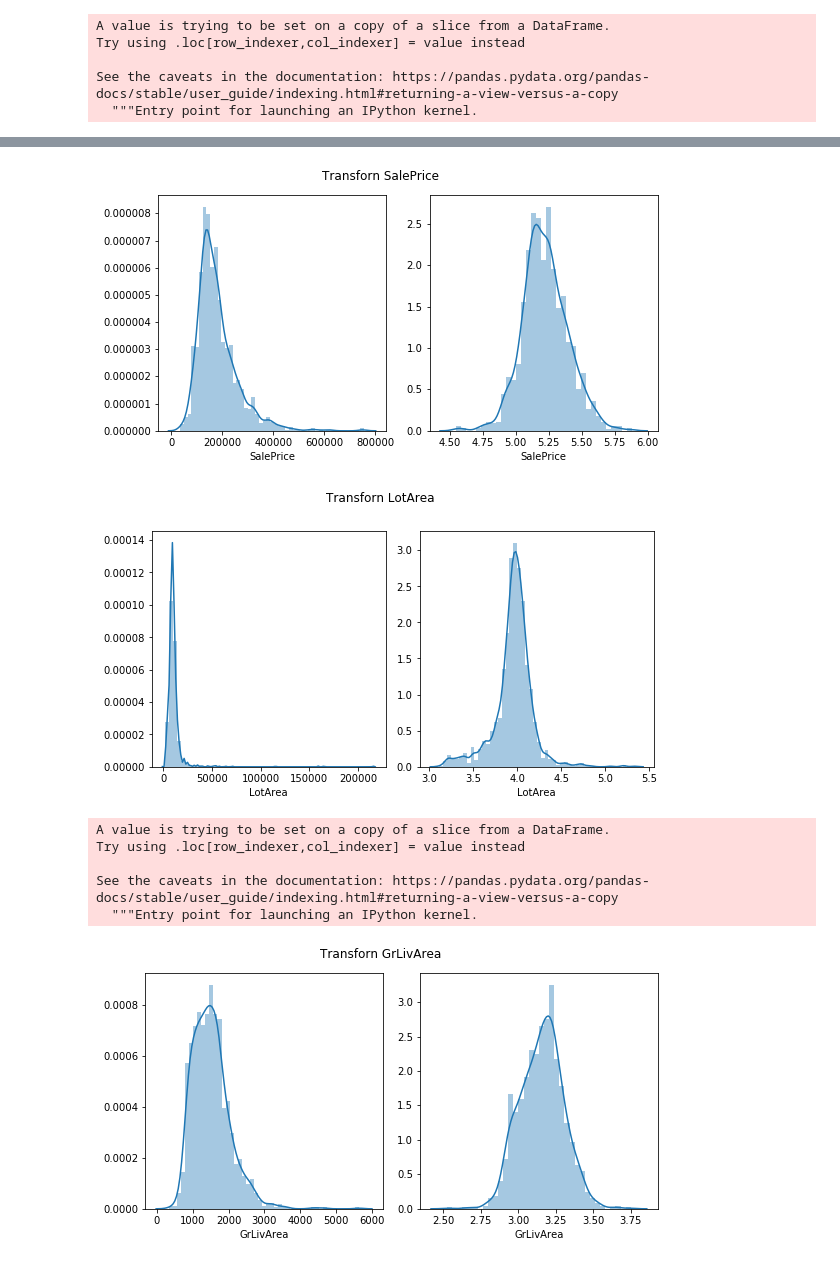
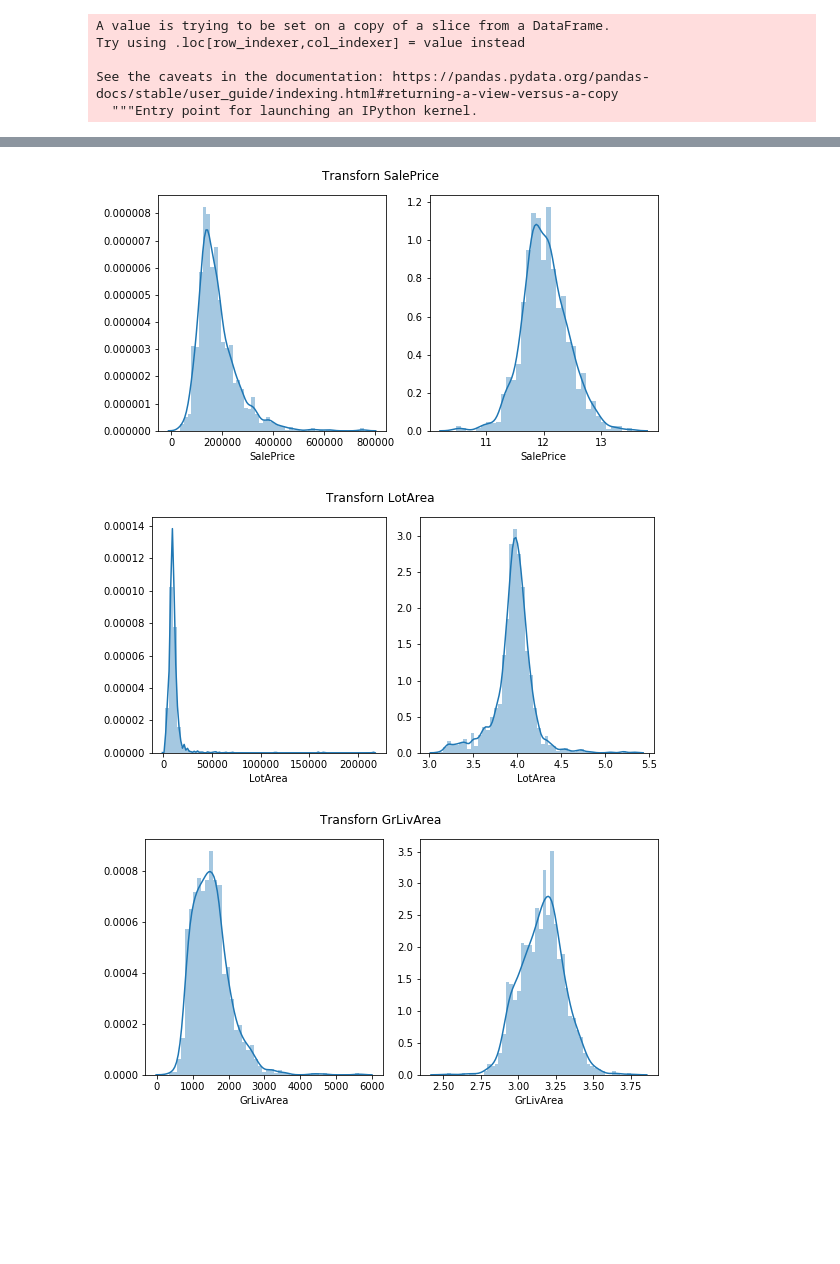
Before and after one commit to sobolevV/practice_ml, a Jupyter notebook: House_Prices_regression/regression_salePrices.ipynb, the cells around one changed output, grey strips where cells are left out. Saved outputs shown, nothing was run; the diff lists cells and outputs as text; code cells hidden in the pictures; blank space fills up the shorter version.

```diff
--- a/House_Prices_regression/regression_salePrices.ipynb
+++ b/House_Prices_regression/regression_salePrices.ipynb
@@ -66,6 +66,7 @@ Try using .loc[row_indexer,col_indexer] = value instead
 See the caveats in the documentation: https://pandas.pydata.org/pandas-docs/stable/user_guide/indexing.html#returning-a-view-versus-a-copy
 # %%
 train_df["HouseYears"] = train_df["YrSold"] - train_df["YearBuilt"]
+train_df = train_df.drop(columns=["YrSold"])
 # train_df = train_df.drop(columns="YearBuilt")
 # %% [output]
 A value is trying to be set on a copy of a slice from a DataFrame.
@@ -101,10 +93,10 @@ train_df[train_df.columns[:-1]].corr()
 fig, axs = plt.subplots(1, 2, figsize=(8, 4))
 fig.suptitle("Transforn SalePrice", y=1.05)
 sns.distplot(train_df["SalePrice"], ax=axs[0])
-sns.distplot(np.log10(train_df["SalePrice"]), ax=axs[1])
+sns.distplot(np.log(train_df["SalePrice"]), ax=axs[1])
 plt.tight_layout()
 # %% [output]
-[figure, old version]
+[figure, new version]
 # %%
 # convert price to log10 format
-train_df["LogPrice"] = np.log10(train_df["SalePrice"])
+train_df["LogPrice"] = np.log(train_df["SalePrice"])
@@ -116,22 +110,16 @@ sns.distplot(train_df["LotArea"], ax=axs[0])
 sns.distplot(np.log10(train_df["LotArea"]), ax=axs[1])
 plt.tight_layout()
 # %% [output]
-[figure, old version]
+[figure, new version]
 # %%
 train_df["LotArea"] = np.log10(train_df["LotArea"])
-# %% [output]
-A value is trying to be set on a copy of a slice from a DataFrame.
-Try using .loc[row_indexer,col_indexer] = value instead
-
-See the caveats in the documentation: https://pandas.pydata.org/pandas-docs/stable/user_guide/indexing.html#returning-a-view-versus-a-copy
-  """Entry point for launching an IPython kernel.
 # %%
 # GrLivArea
 fig, axs = plt.subplots(1, 2, figsize=(8, 4))
 fig.suptitle("Transforn GrLivArea", y=1.05)
 sns.distplot(train_df["GrLivArea"], ax=axs[0])
-sns.distplot(np.log10(train_df["GrLivArea"]), ax=axs[1])
+sns.distplot(np.log10(train_df["GrLivArea"]), ax=axs[1], bins=50)
 plt.tight_layout()
 # %% [output]
-[figure, old version]
+[figure, new version]
 # %%
```
Also changed, not shown: parts of 86 cells of this notebook, 2 other files.
